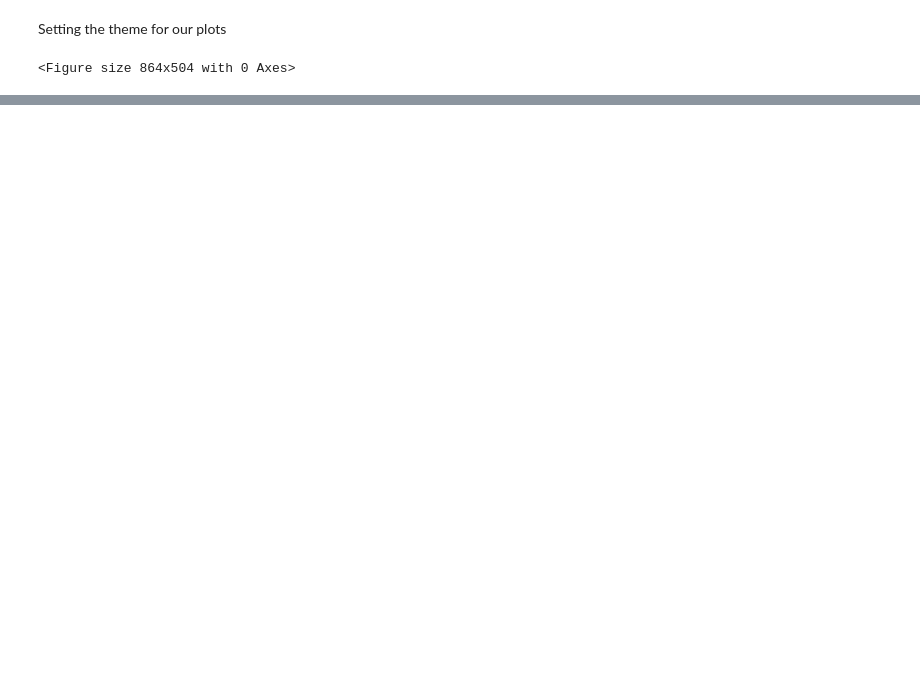
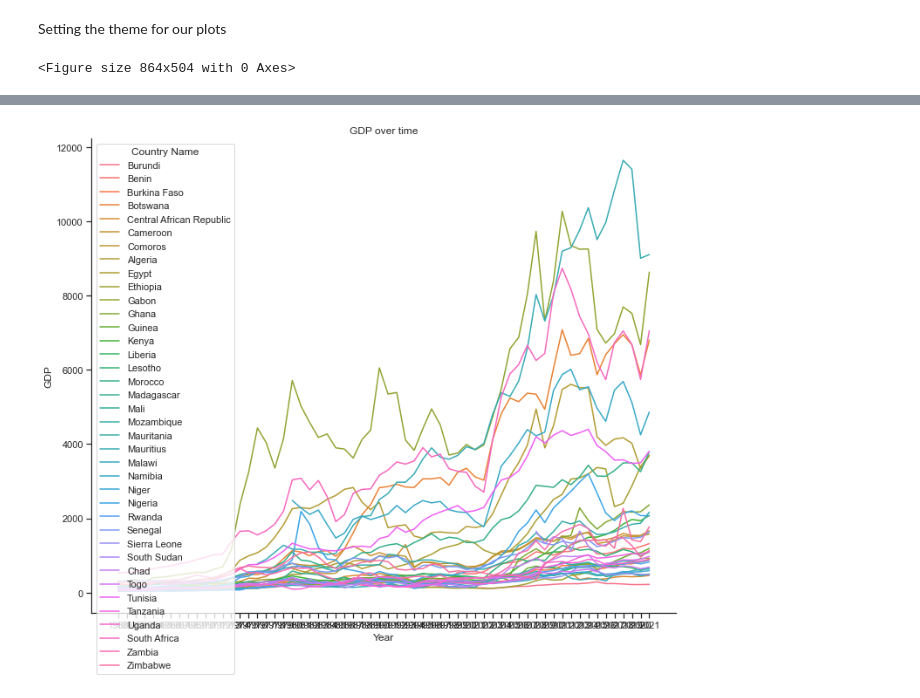
Before and after one commit to ibohaji/Happiness-report-jupyter, a Jupyter notebook: jupyter_manipulation.ipynb, the cells around one changed output, grey strips where cells are left out. Saved outputs shown, nothing was run; the diff lists cells and outputs as text; code cells hidden in the pictures; blank space fills up the shorter version.

```diff
--- a/jupyter_manipulation.ipynb
+++ b/jupyter_manipulation.ipynb
@@ -84,0 +104,18 @@ ImportError: cannot import name 'IFrame' from 'jupyterlab_iframe' (c:\Users\4530
+# %%
+countries = df["Country Name"].unique()
+gdp = pd.read_csv("../GDP.csv")
+gdp = gdp[gdp["Country Name"].isin(countries)]
+gdp.dropna()
+
+id_vars = ["Country Name", "Country Code", "Indicator Name", "Indicator Code"]
+
+melted_df = pd.melt(gdp, id_vars=id_vars, var_name="Year", value_name="GDP")
+
+plt.figure(figsize=(12,10))
+sns.lineplot(x="Year",y="GDP",hue="Country Name", data = melted_df)
+plt.title("GDP over time")
+plt.xlabel("Year")
+plt.ylabel("GDP")
+sns.despine()
+# %% [output]
+[figure, added]
```
Also changed, not shown: parts of 6 cells of this notebook, 2 other files.
